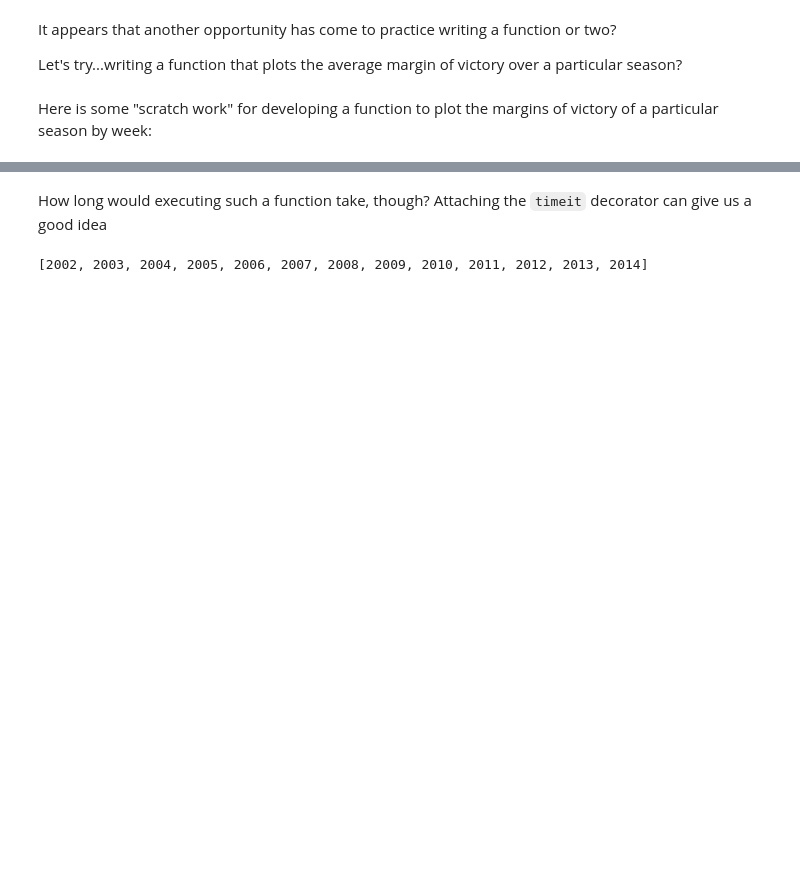
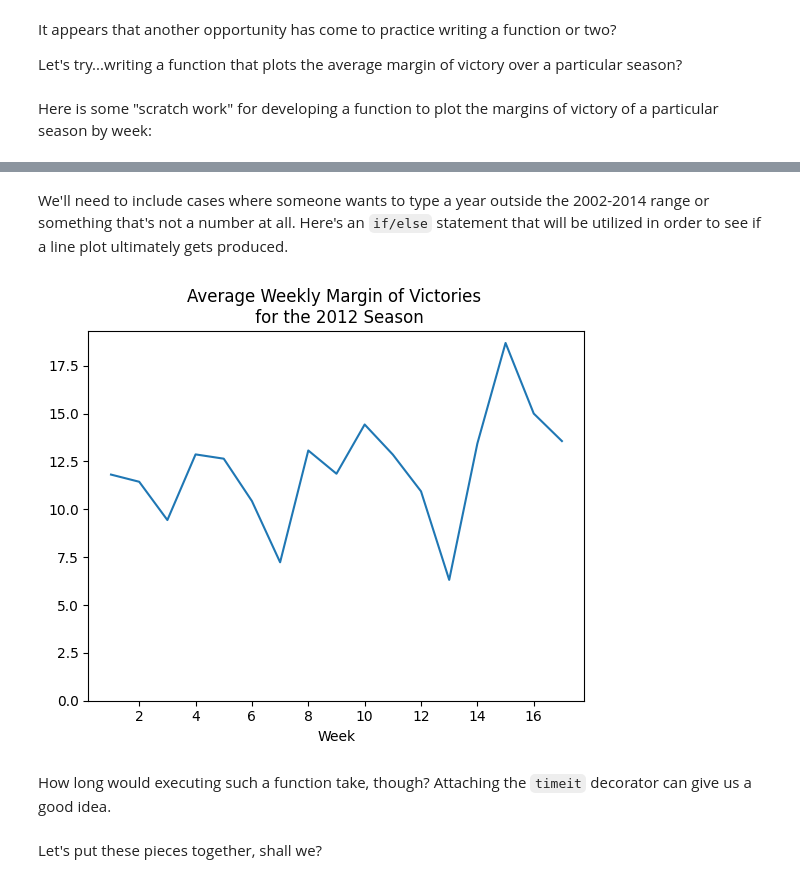
Before and after one commit to cashby-890/ST-554-HW4, a Jupyter notebook: ST554_Spring2026_HomeworkFour_CodyAshby.ipynb, the cells around one changed output, grey strips where cells are left out. Saved outputs shown, nothing was run; the diff lists cells and outputs as text; code cells hidden in the pictures; blank space fills up the shorter version.

```diff
--- a/ST554_Spring2026_HomeworkFour_CodyAshby.ipynb
+++ b/ST554_Spring2026_HomeworkFour_CodyAshby.ipynb
@@ -697,5 +749,18 @@ Text(0.5, 1.0, 'Average Weekly Margin of Victories \n for the 2008 Season')
+# %% [markdown]
+We'll need to include cases where someone wants to type a year outside the 2002-2014 range or something that's not a number at all. Here's an `if/else` statement that will be utilized in order to see if a line plot ultimately gets produced.
+# %%
+x2=2012
+if x2 not in range(2002,2015):
+  print("Data is only available for the 2002 to 2014 regular seasons (not including playoffs)!")
+else:
+  mean_seasonal_margins=regular_NFL_data.loc[regular_NFL_data["season"]==x2].groupby("Week")["Margin of Victory"].mean()
+  mean_seasonal_margins.plot()
+  plt.ylim(0)
+  plt.title(f"Average Weekly Margin of Victories \n for the {x2} Season")
+# %% [output]
+[figure, added]
 # %% [markdown]
-How long would executing such a function take, though? Attaching the `timeit` decorator can give us a good idea
+How long would executing such a function take, though? Attaching the `timeit` decorator can give us a good idea.
 # %%
 import time
 from functools import wraps
@@ -718,4 +778,2 @@ def Average_Margin_Plot(season: int):
-# %%
-list(range(2002,2015))
-# %% [output]
-[2002, 2003, 2004, 2005, 2006, 2007, 2008, 2009, 2010, 2011, 2012, 2013, 2014]
+# %% [markdown]
+Let's put these pieces together, shall we?
```
Also changed, not shown: parts of 35 cells of this notebook.
